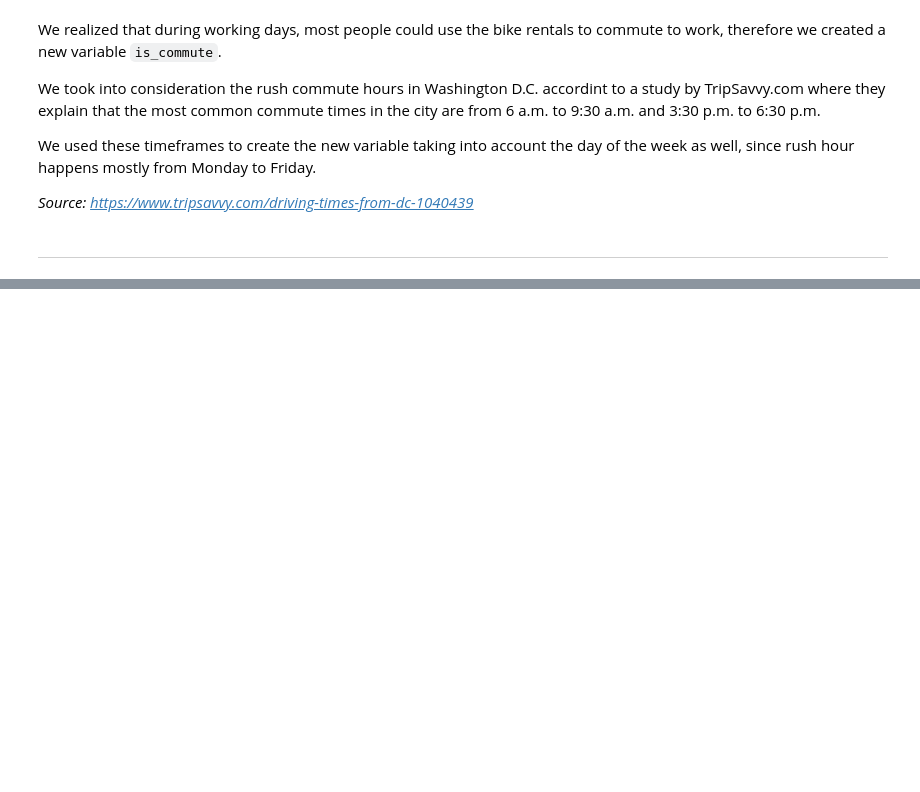
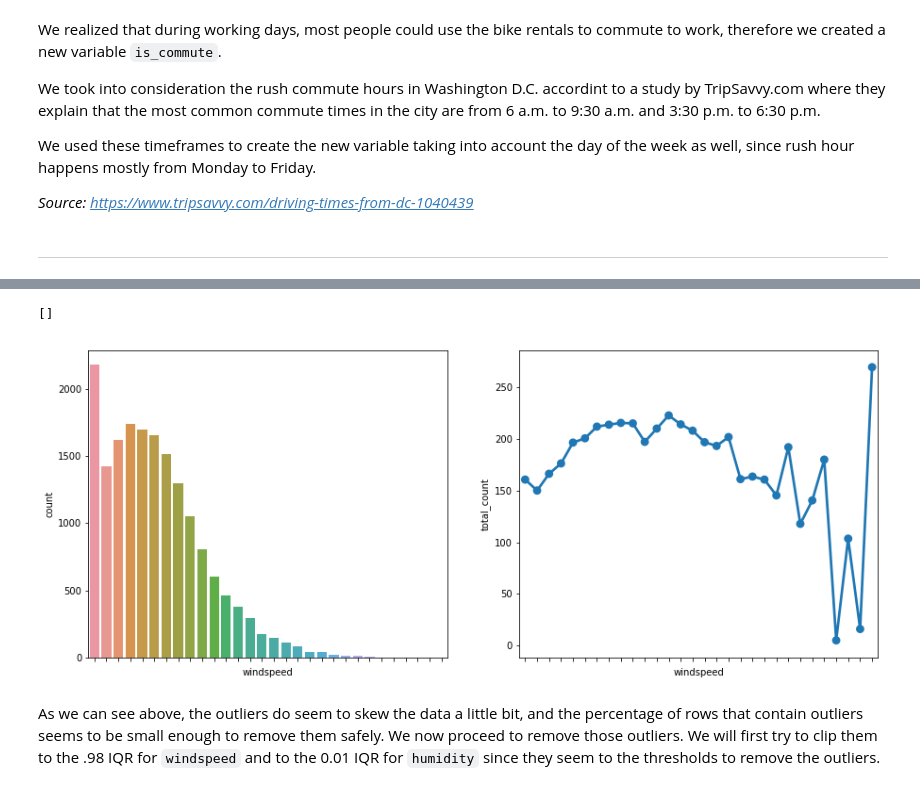
Before and after one commit to lhandal/bike_sharing_dask, a Jupyter notebook: Dask_Bike-Sharing_Leandro_Handal.ipynb, the cells around one changed output, grey strips where cells are left out. Drawn from its saved outputs; the diff is of its cells as text; code cells hidden in the pictures; blank space fills up the shorter version.

```diff
--- a/Dask_Bike-Sharing_Leandro_Handal.ipynb
+++ b/Dask_Bike-Sharing_Leandro_Handal.ipynb
@@ -534,0 +570,11 @@ hour['is_commute'] = is_commute['is_commute']
+# %%
+fig, (ax1, ax2) = plt.subplots(nrows=1, ncols=2, figsize=(15, 6))
+sns.countplot(hour['windspeed'].compute(), ax=ax1)
+sns.pointplot(x="windspeed", y="total_count", data=hour.compute(), ci=None, ax=ax2)
+ax1.set_xticklabels('')
+ax2.set_xticklabels('')
+# %% [output]
+[]
+[figure, added]
+# %% [markdown]
+As we can see above, the outliers do seem to skew the data a little bit, and the percentage of rows that contain outliers seems to be small enough to remove them safely. We now proceed to remove those outliers. We will first try to clip them to the .98 IQR for `windspeed` and to the 0.01 IQR for `humidity` since they seem to the thresholds to remove the outliers.
```
Also changed, not shown: parts of 31 cells of this notebook.
